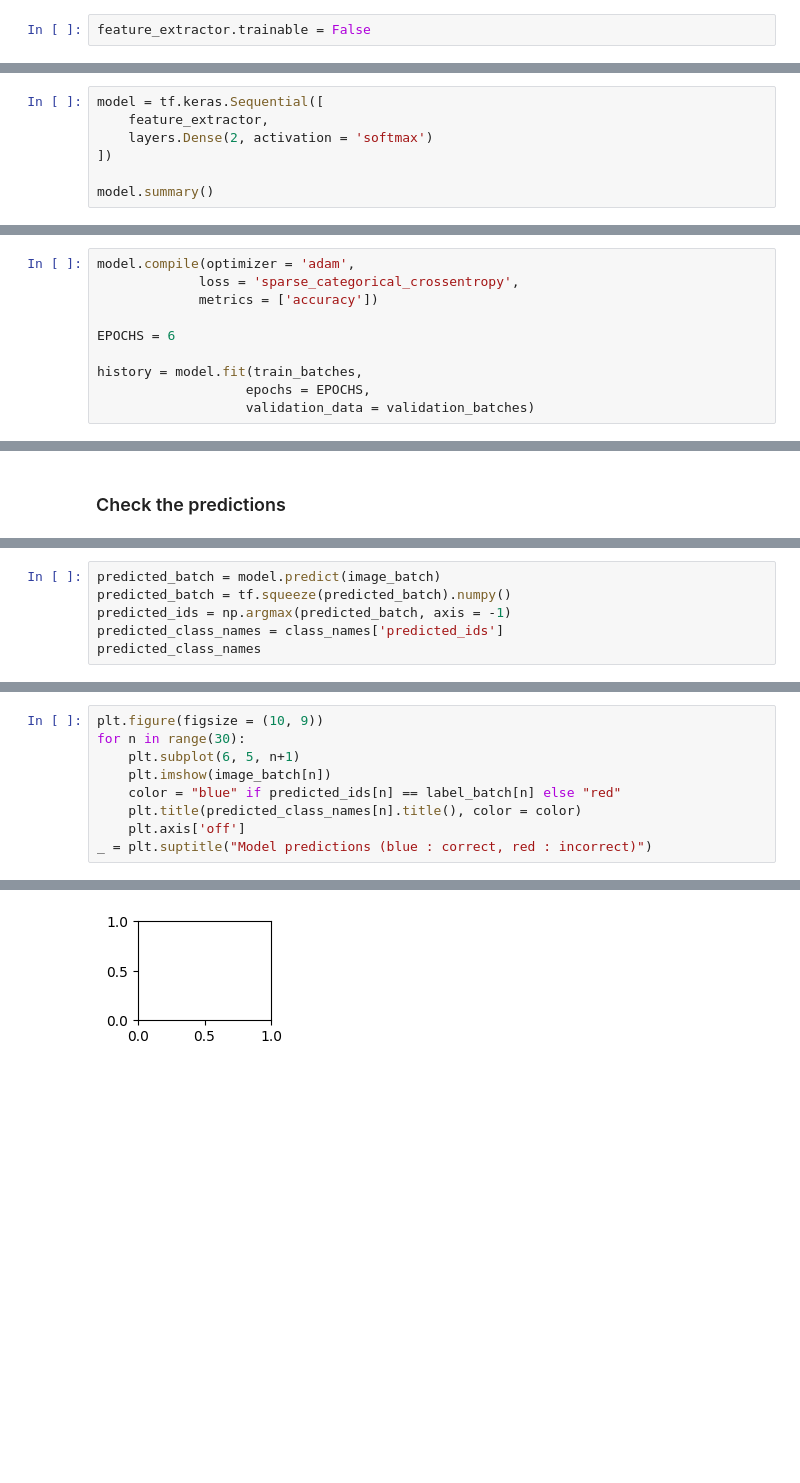
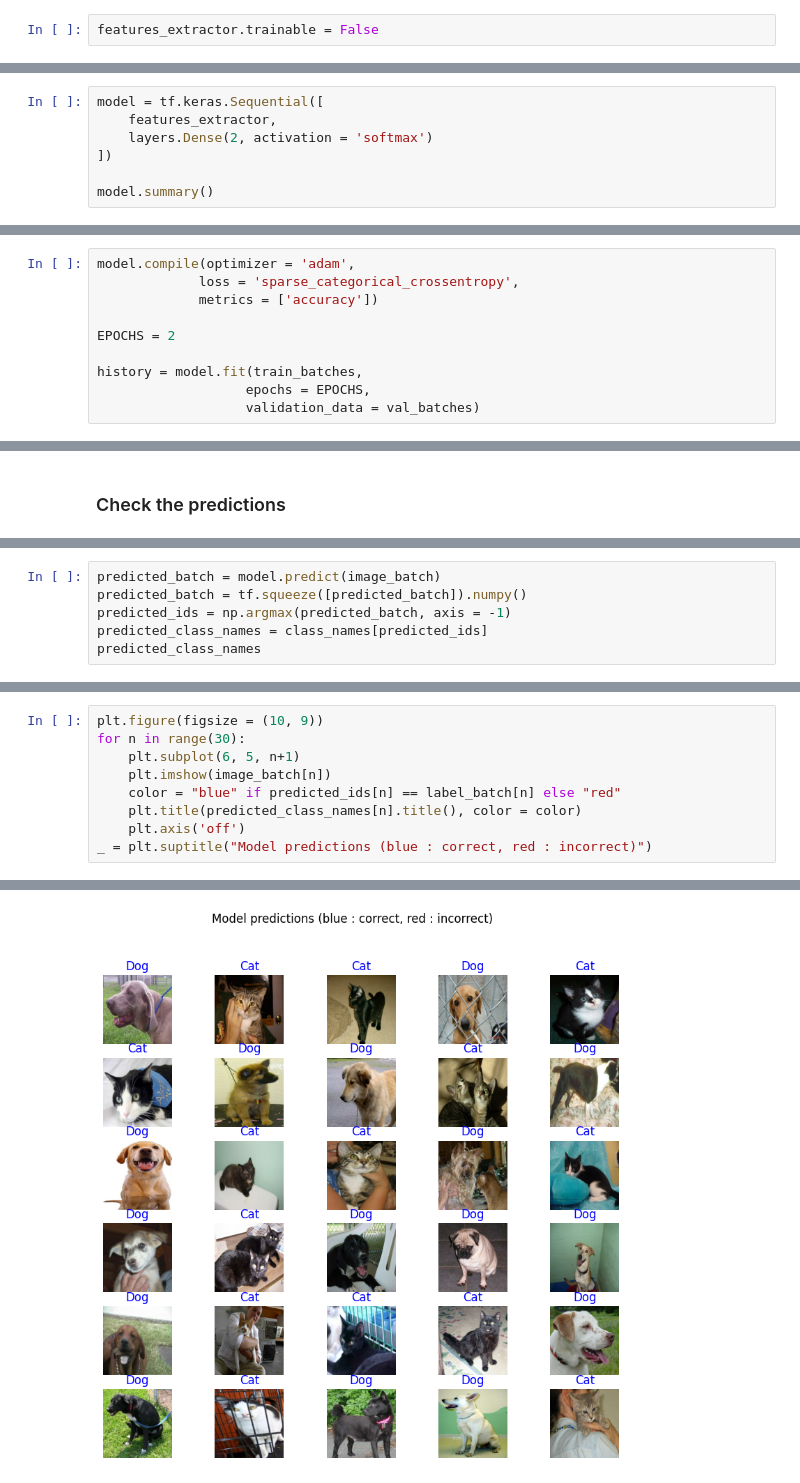
Before and after one commit to Mach-web/Machine_learning, a Jupyter notebook: Image_recognition/Transfer_learning_with_tensorflow.ipynb, the cells around one changed output, grey strips where cells are left out. Drawn from its saved outputs; the diff is of its cells as text; blank space fills up the shorter version.

```diff
--- a/Image_recognition/Transfer_learning_with_tensorflow.ipynb
+++ b/Image_recognition/Transfer_learning_with_tensorflow.ipynb
@@ -158,2 +151,2 @@ NameError: name 'feature_extractor' is not defined
 # %%
-feature_extractor.trainable = False
+features_extractor.trainable = False
@@ -163,7 +154,7 @@ NameError: name 'feature_extractor' is not defined
 ### Attach a classification head
 # %%
 model = tf.keras.Sequential([
-    feature_extractor,
+    features_extractor,
     layers.Dense(2, activation = 'softmax')
 ])
 
@@ -177,9 +180,9 @@ model.compile(optimizer = 'adam',
              loss = 'sparse_categorical_crossentropy',
              metrics = ['accuracy'])
 
-EPOCHS = 6
+EPOCHS = 2
 
 history = model.fit(train_batches,
                    epochs = EPOCHS,
-                   validation_data = validation_batches)
+                   validation_data = val_batches)
 # %% [output]
@@ -217,7 +228,7 @@ NameError: name 'np' is not defined
 # %%
 predicted_batch = model.predict(image_batch)
-predicted_batch = tf.squeeze(predicted_batch).numpy()
+predicted_batch = tf.squeeze([predicted_batch]).numpy()
 predicted_ids = np.argmax(predicted_batch, axis = -1)
-predicted_class_names = class_names['predicted_ids']
+predicted_class_names = class_names[predicted_ids]
 predicted_class_names
 # %% [output]
@@ -234,6 +250,6 @@ for n in range(30):
     plt.imshow(image_batch[n])
     color = "blue" if predicted_ids[n] == label_batch[n] else "red"
     plt.title(predicted_class_names[n].title(), color = color)
-    plt.axis['off']
+    plt.axis('off')
 _ = plt.suptitle("Model predictions (blue : correct, red : incorrect)")
 # %% [output]
@@ -241 +256 @@ NameError: name 'image_batch' is not defined
-[figure, old version]
+[figure, new version]
```
Also changed, not shown: parts of 25 cells of this notebook.
